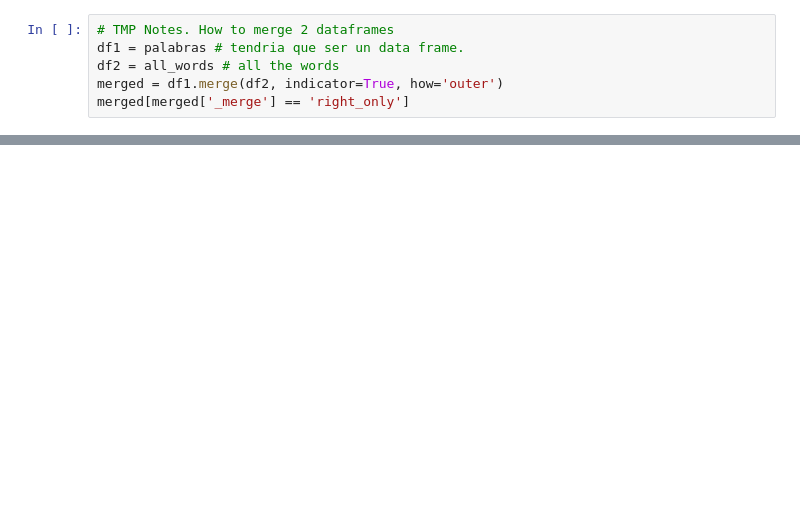
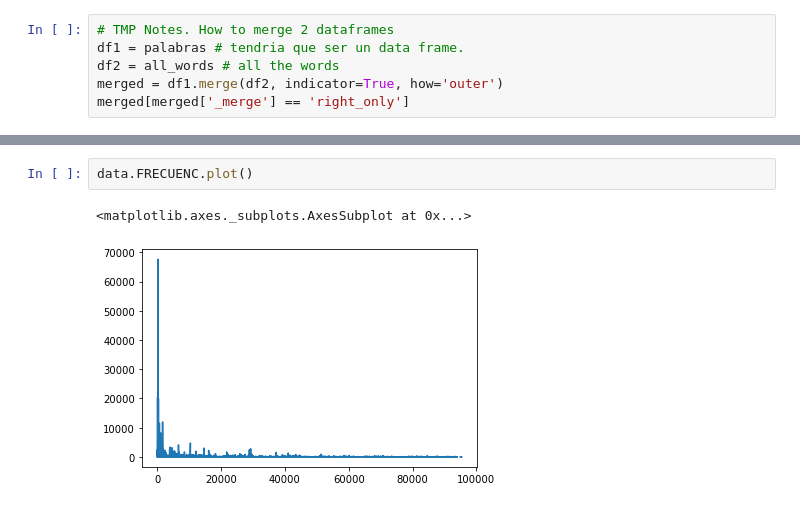
Before and after one commit to wakaru44/letter_counting, a Jupyter notebook: code/Letter Counting.ipynb, the cells around one changed output, grey strips where cells are left out. Drawn from its saved outputs; the diff is of its cells as text; blank space fills up the shorter version.

```diff
--- a/code/Letter Counting.ipynb
+++ b/code/Letter Counting.ipynb
@@ -426,0 +534,5 @@ print(calc_rho("peluca"),18)
+# %%
+data.FRECUENC.plot()
+# %% [output]
+<matplotlib.axes._subplots.AxesSubplot at 0x...>
+[figure, added]
```
Also changed, not shown: parts of 52 cells of this notebook, 1 other file.
